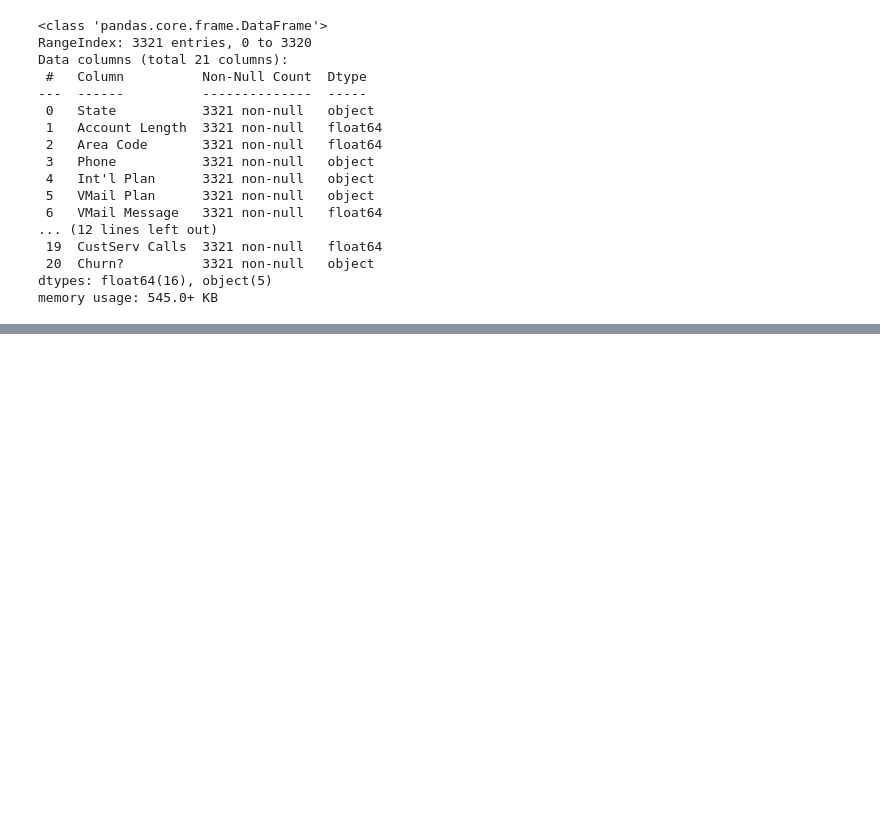
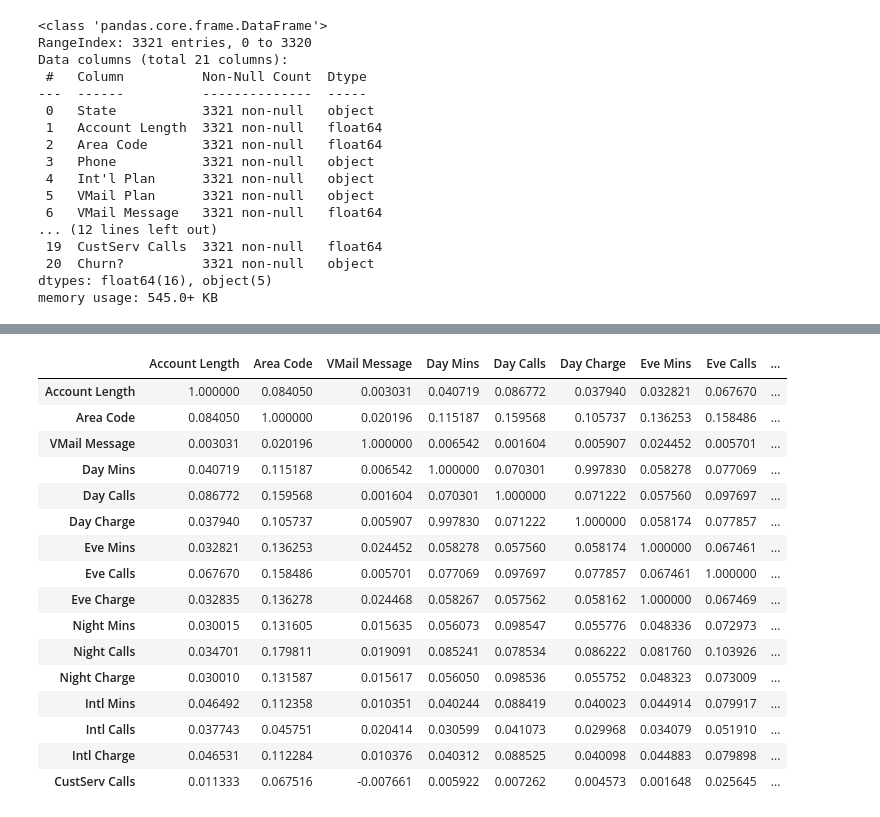
Before and after one commit to jivaniyash/ML_Projects, a Jupyter notebook: data_analysis/churn_data/churn_analysis.ipynb, the cells around one changed output, grey strips where cells are left out. Saved outputs shown, nothing was run; the diff lists cells and outputs as text; code cells hidden in the pictures; blank space fills up the shorter version.

```diff
--- a/data_analysis/churn_data/churn_analysis.ipynb
+++ b/data_analysis/churn_data/churn_analysis.ipynb
@@ -29,0 +74,21 @@ memory usage: 545.0+ KB
+# %%
+# find any co-relation between columns if present
+df.corr(numeric_only=True)
+# %% [output]
+|  | Account Length | Area Code | VMail Message | Day Mins | Day Calls | Day Charge | Eve Mins | Eve Calls | ... |
+| Account Length | 1.000000 | 0.084050 | 0.003031 | 0.040719 | 0.086772 | 0.037940 | 0.032821 | 0.067670 | ... |
+| Area Code | 0.084050 | 1.000000 | 0.020196 | 0.115187 | 0.159568 | 0.105737 | 0.136253 | 0.158486 | ... |
+| VMail Message | 0.003031 | 0.020196 | 1.000000 | 0.006542 | 0.001604 | 0.005907 | 0.024452 | 0.005701 | ... |
+| Day Mins | 0.040719 | 0.115187 | 0.006542 | 1.000000 | 0.070301 | 0.997830 | 0.058278 | 0.077069 | ... |
+| Day Calls | 0.086772 | 0.159568 | 0.001604 | 0.070301 | 1.000000 | 0.071222 | 0.057560 | 0.097697 | ... |
+| Day Charge | 0.037940 | 0.105737 | 0.005907 | 0.997830 | 0.071222 | 1.000000 | 0.058174 | 0.077857 | ... |
+| Eve Mins | 0.032821 | 0.136253 | 0.024452 | 0.058278 | 0.057560 | 0.058174 | 1.000000 | 0.067461 | ... |
+| Eve Calls | 0.067670 | 0.158486 | 0.005701 | 0.077069 | 0.097697 | 0.077857 | 0.067461 | 1.000000 | ... |
+| Eve Charge | 0.032835 | 0.136278 | 0.024468 | 0.058267 | 0.057562 | 0.058162 | 1.000000 | 0.067469 | ... |
+| Night Mins | 0.030015 | 0.131605 | 0.015635 | 0.056073 | 0.098547 | 0.055776 | 0.048336 | 0.072973 | ... |
+| Night Calls | 0.034701 | 0.179811 | 0.019091 | 0.085241 | 0.078534 | 0.086222 | 0.081760 | 0.103926 | ... |
+| Night Charge | 0.030010 | 0.131587 | 0.015617 | 0.056050 | 0.098536 | 0.055752 | 0.048323 | 0.073009 | ... |
+| Intl Mins | 0.046492 | 0.112358 | 0.010351 | 0.040244 | 0.088419 | 0.040023 | 0.044914 | 0.079917 | ... |
+| Intl Calls | 0.037743 | 0.045751 | 0.020414 | 0.030599 | 0.041073 | 0.029968 | 0.034079 | 0.051910 | ... |
+| Intl Charge | 0.046531 | 0.112284 | 0.010376 | 0.040312 | 0.088525 | 0.040098 | 0.044883 | 0.079898 | ... |
+| CustServ Calls | 0.011333 | 0.067516 | -0.007661 | 0.005922 | 0.007262 | 0.004573 | 0.001648 | 0.025645 | ... |
```
Also changed, not shown: parts of 9 cells of this notebook.
